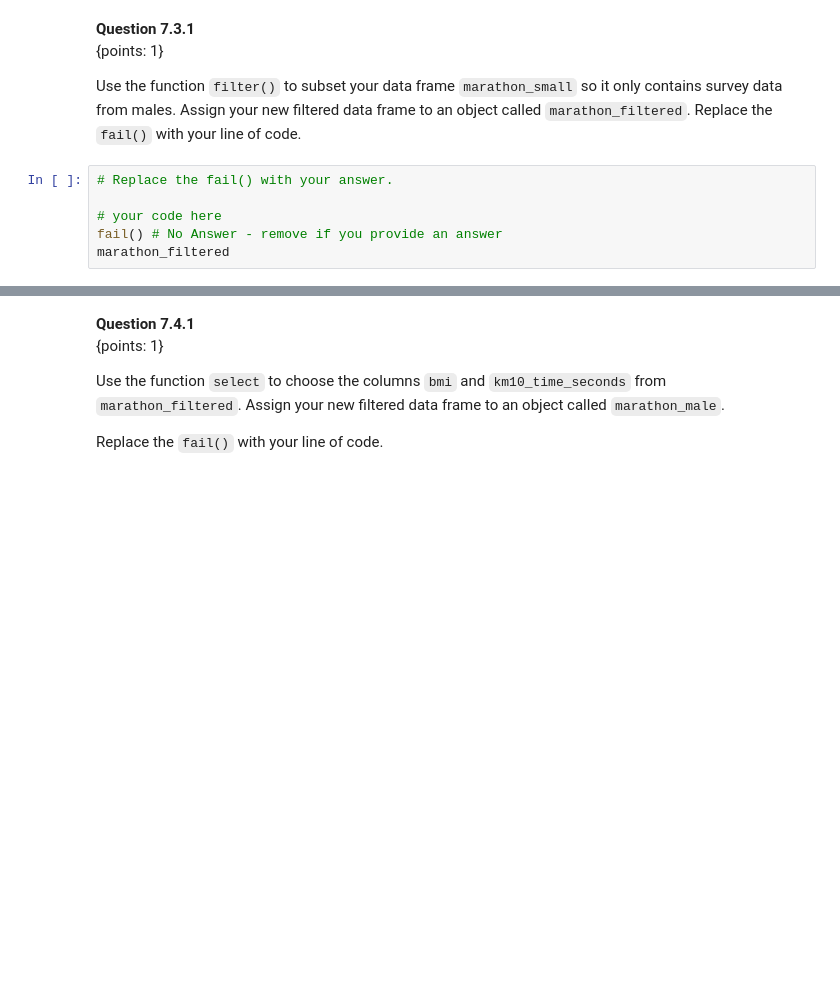
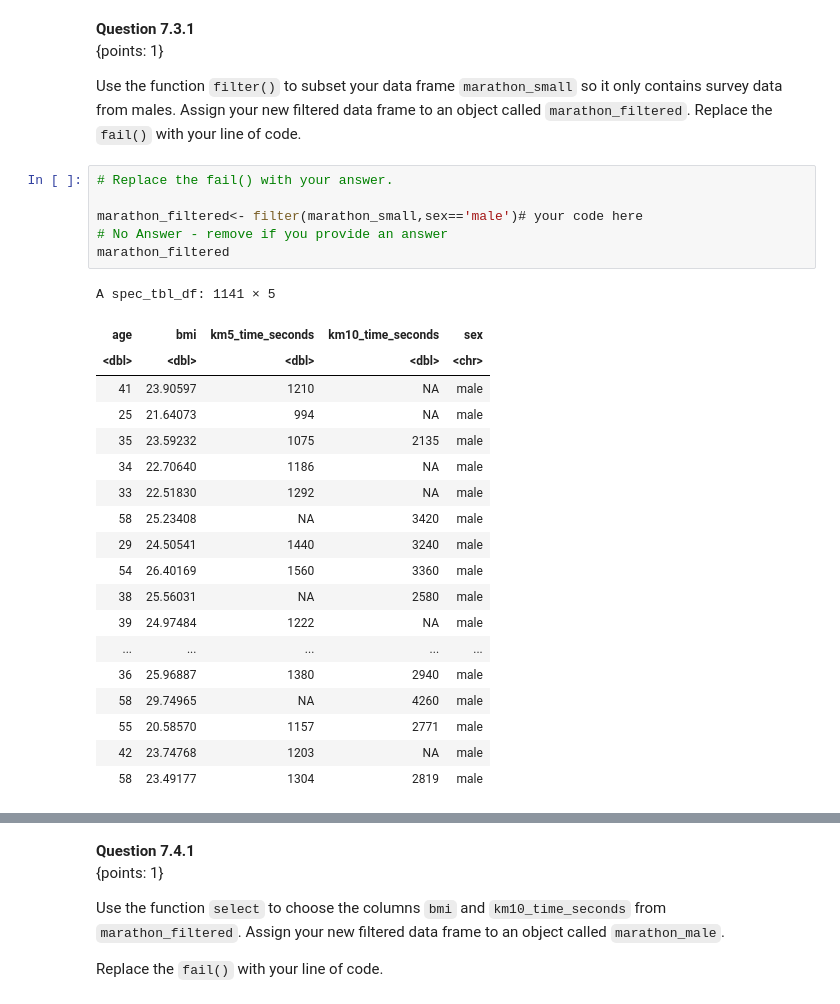
Before and after one commit to ca-vas/dsci-100-student, a Jupyter notebook: materials/R/worksheet_intro/worksheet_intro.ipynb, the cells around one changed output, grey strips where cells are left out. Cells and saved outputs as stored; diff of their text form; blank space fills up the shorter version.

```diff
--- a/materials/R/worksheet_intro/worksheet_intro.ipynb
+++ b/materials/R/worksheet_intro/worksheet_intro.ipynb
@@ -646,9 +745,29 @@ Use the function `filter()` to subset your data frame `marathon_small` so it onl
 # %%
 # Replace the fail() with your answer.
 
-# your code here
-fail() # No Answer - remove if you provide an answer
+marathon_filtered<- filter(marathon_small,sex=='male')# your code here
+# No Answer - remove if you provide an answer
 marathon_filtered
+# %% [output]
+A spec_tbl_df: 1141 × 5
+| age | bmi | km5_time_seconds | km10_time_seconds | sex |
+| <dbl> | <dbl> | <dbl> | <dbl> | <chr> |
+| 41 | 23.90597 | 1210 | NA | male |
+| 25 | 21.64073 | 994 | NA | male |
+| 35 | 23.59232 | 1075 | 2135 | male |
+| 34 | 22.70640 | 1186 | NA | male |
+| 33 | 22.51830 | 1292 | NA | male |
+| 58 | 25.23408 | NA | 3420 | male |
+| 29 | 24.50541 | 1440 | 3240 | male |
+| 54 | 26.40169 | 1560 | 3360 | male |
+| 38 | 25.56031 | NA | 2580 | male |
+| 39 | 24.97484 | 1222 | NA | male |
+| ... | ... | ... | ... | ... |
+| 36 | 25.96887 | 1380 | 2940 | male |
+| 58 | 29.74965 | NA | 4260 | male |
+| 55 | 20.58570 | 1157 | 2771 | male |
+| 42 | 23.74768 | 1203 | NA | male |
+| 58 | 23.49177 | 1304 | 2819 | male |
 # %%
 library(digest)
 stopifnot("marathon_filtered should be a data frame"= setequal(digest(paste(toString('data.frame' %in% class(marathon_filtered)), "f853")), "a88cfe5f4bf37045c3231a190e2de106"))
```
Also changed, not shown: parts of 30 cells of this notebook.
